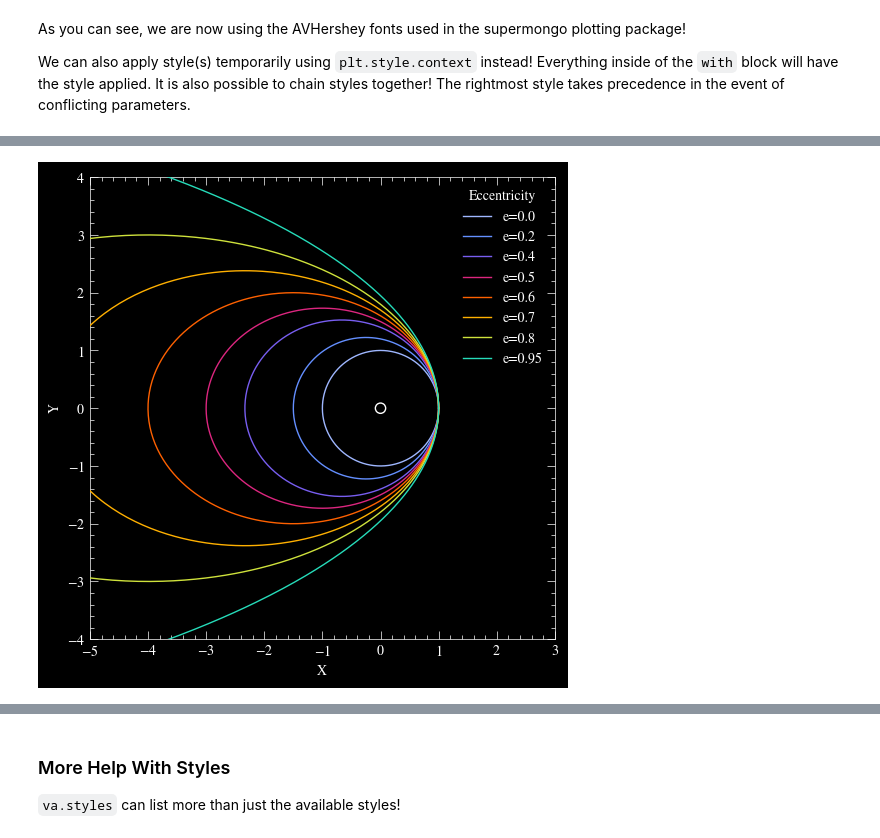
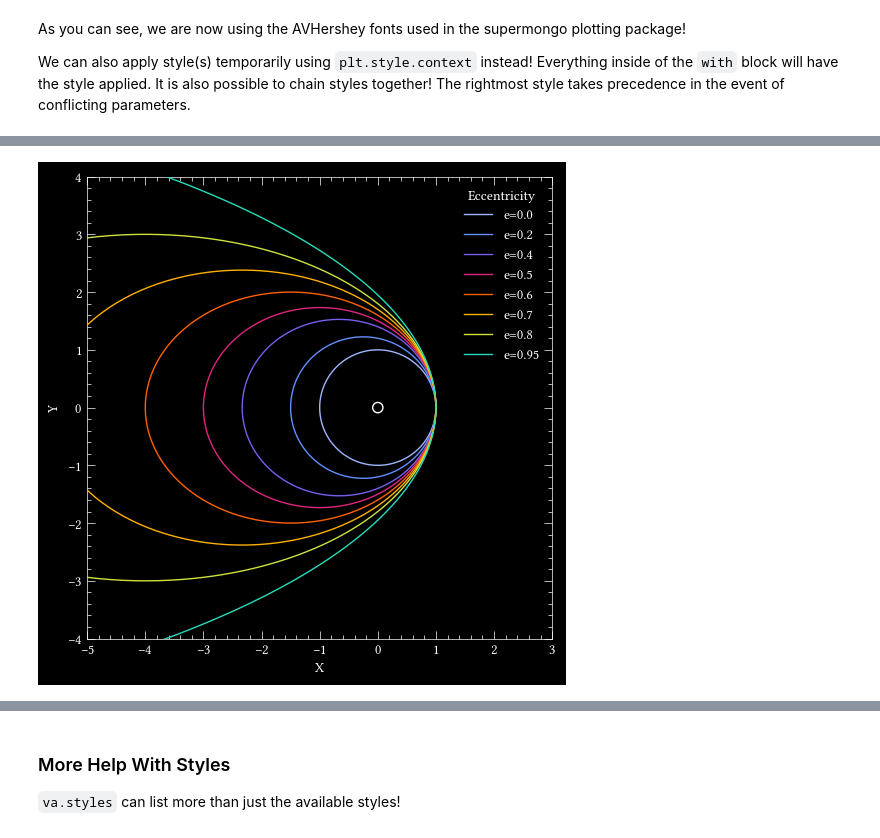
Before and after one commit to elkogerville/VisualAstro, a Jupyter notebook: examples/style_guide.ipynb, the cells around one changed output, grey strips where cells are left out. Cells and saved outputs as stored; diff of their text form; code cells hidden in the pictures.

Commit message:
update styleguide

```diff
--- a/examples/style_guide.ipynb
+++ b/examples/style_guide.ipynb
@@ -96,7 +98,7 @@ As you can see, we are now using the AVHershey fonts used in the supermongo plot
 We can also apply style(s) temporarily using `plt.style.context` instead! Everything inside of the `with` block will have the style applied.
 It is also possible to chain styles together! The rightmost style takes precedence in the event of conflicting parameters.
 # %%
-with plt.style.context(['full', 'hershey']):
+with plt.style.context(['full', 'concrete']):
     fig, ax = plt.subplots(figsize=(10, 5))
 
     ax.contour(X, Y, Z, linewidths=0.5, cmap='bone')
@@ -115,23 +117,23 @@ with plt.style.context(['full', 'hershey']):
 # %%
 colors = va.get_colors('astro_seq')
 labels = [f'e={e}' for e in e_vals]
-with plt.style.context(['full', 'dark_background']):
+with plt.style.context(['full', 'dark_background', 'libertinus']):
     fig, ax = plt.subplots(figsize=(6,6))
 
     va.plot(
         x_vals[:8], y_vals[:8], ax=ax,
         label=labels, color=colors, lw=1,
         xlim=(-5, 3), ylim=(-4, 4),
         xlabel='X', ylabel='Y'
     )
 
     ax.scatter(0, 0, color='w', fc='none', s=55)
 
     plt.legend(loc='upper right', title='Eccentricity')
 
     plt.show()
 # %% [output]
-[figure, old version]
+[figure, new version]
 # %%
 fig = plt.figure(figsize=(10, 10))
 gs = fig.add_gridspec(2, 2)
```
Also changed, not shown: parts of 12 cells of this notebook.
